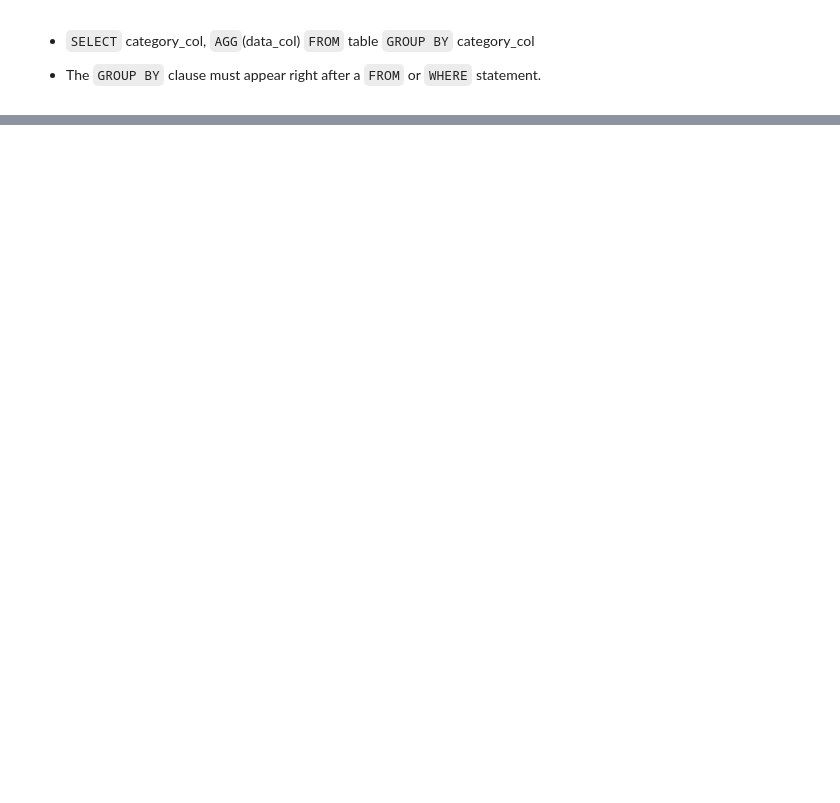
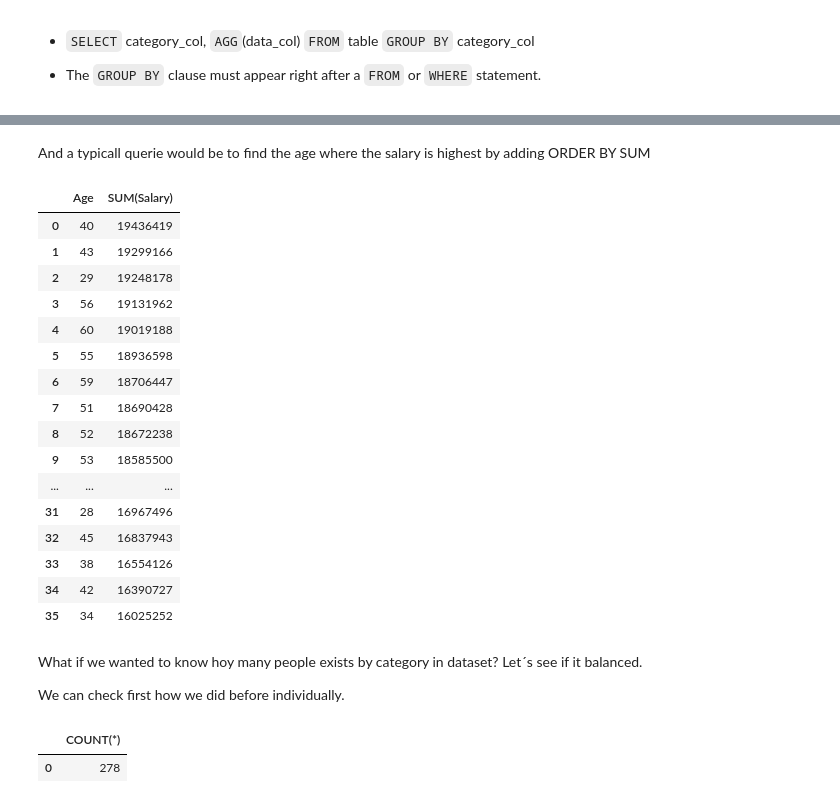
Before and after one commit to IgnacioGB1990/SQL, a Jupyter notebook: 2_GROUP_BY/2_Lecture.ipynb, the cells around one changed output, grey strips where cells are left out. Drawn from its saved outputs; the diff is of its cells as text; code cells hidden in the pictures; blank space fills up the shorter version.

```diff
--- a/2_GROUP_BY/2_Lecture.ipynb
+++ b/2_GROUP_BY/2_Lecture.ipynb
@@ -136,0 +177,42 @@ sql_query(query)
+# %% [markdown]
+And a typicall querie would be to find the age where the salary is highest by adding ORDER BY SUM
+# %%
+query = """
+SELECT Age, SUM(Salary) FROM jobs
+GROUP BY Age
+ORDER BY SUM(Salary) DESC
+"""
+
+sql_query(query)
+# %% [output]
+|  | Age | SUM(Salary) |
+| 0 | 40 | 19436419 |
+| 1 | 43 | 19299166 |
+| 2 | 29 | 19248178 |
+| 3 | 56 | 19131962 |
+| 4 | 60 | 19019188 |
+| 5 | 55 | 18936598 |
+| 6 | 59 | 18706447 |
+| 7 | 51 | 18690428 |
+| 8 | 52 | 18672238 |
+| 9 | 53 | 18585500 |
+| ... | ... | ... |
+| 31 | 28 | 16967496 |
+| 32 | 45 | 16837943 |
+| 33 | 38 | 16554126 |
+| 34 | 42 | 16390727 |
+| 35 | 34 | 16025252 |
+# %% [markdown]
+What if we wanted to know hoy many people exists by category in dataset? Let´s see if it balanced.
+
+We can check first how we did before individually.
+# %%
+query = """
+SELECT COUNT(*) FROM jobs
+WHERE Age = 39
+"""
+
+sql_query(query)
+# %% [output]
+|  | COUNT(*) |
+| 0 | 278 |
```
Also changed, not shown: parts of 28 cells of this notebook, 1 other file.
